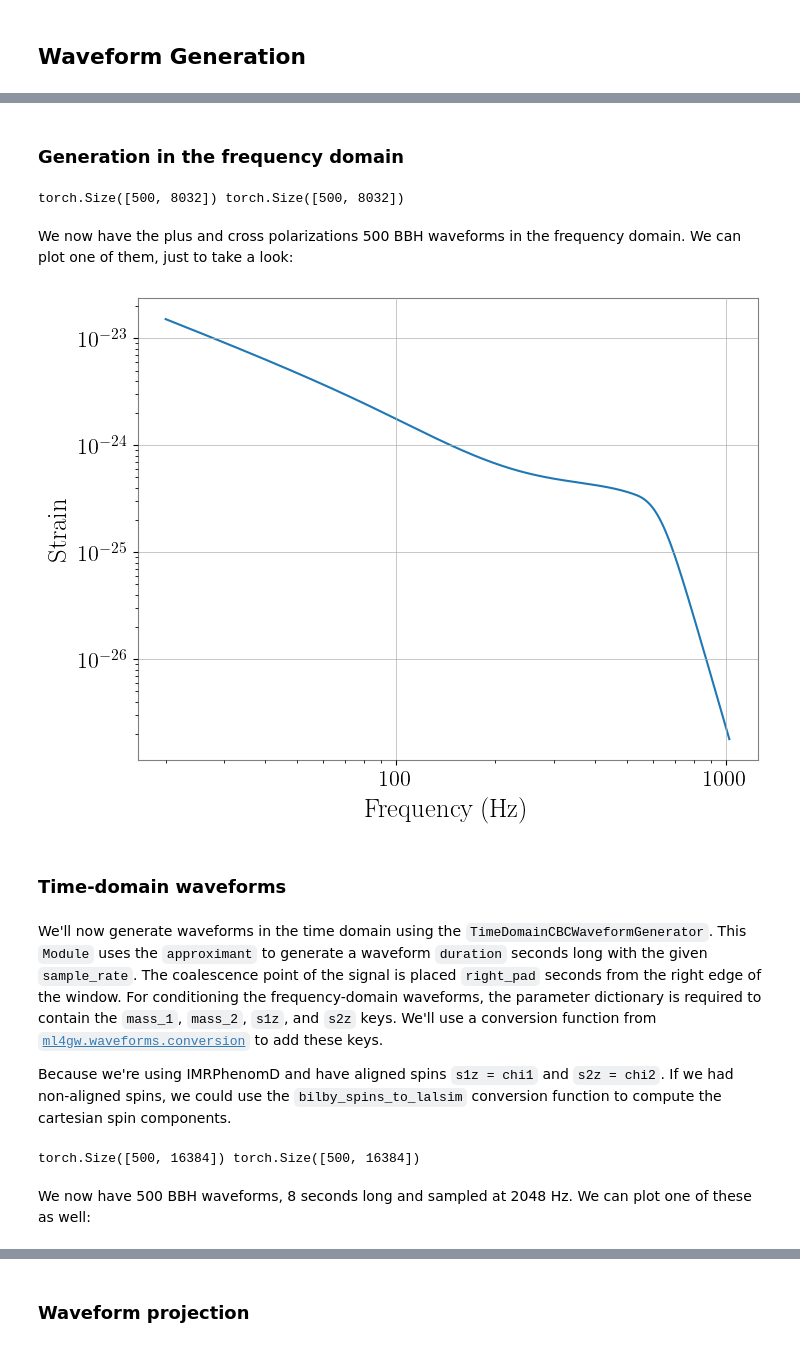
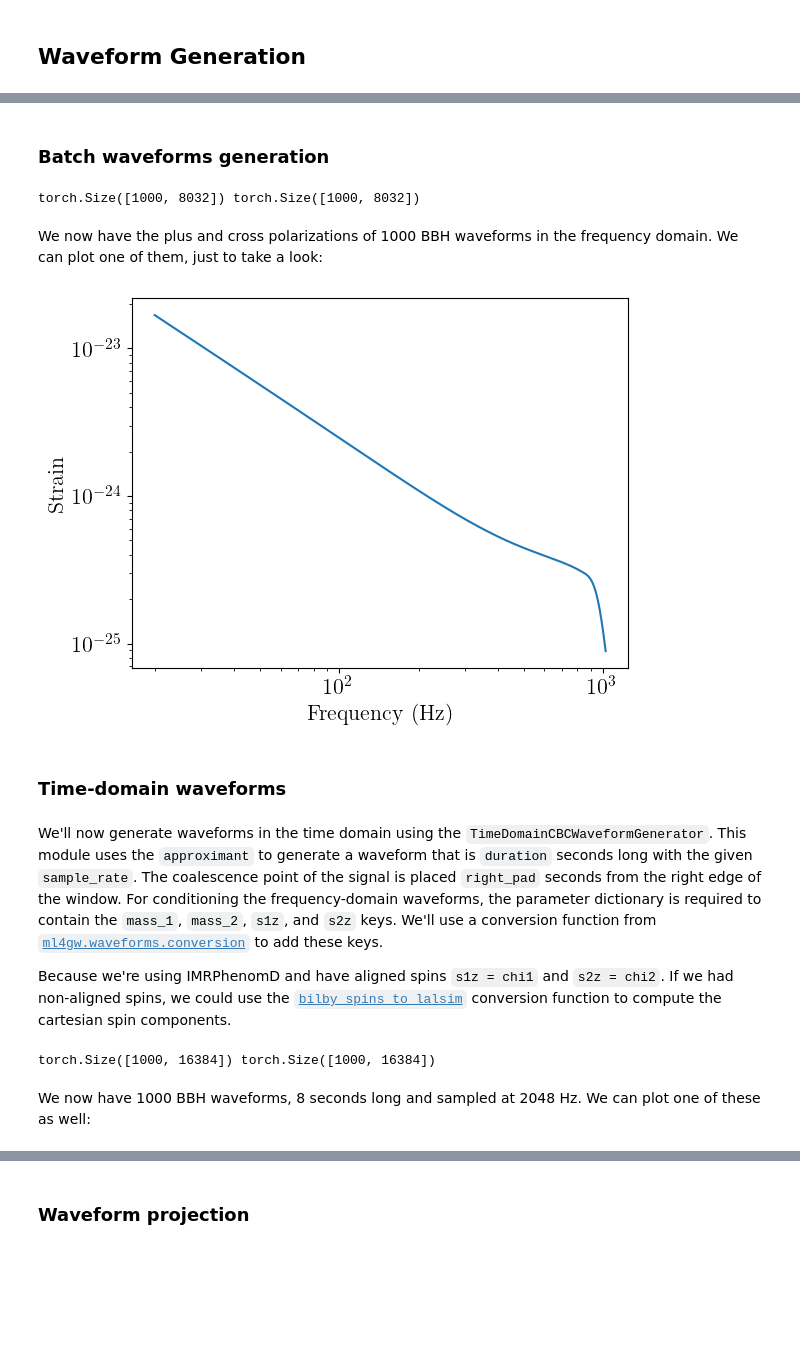
Before and after one commit to ML4GW/ml4gw, a Jupyter notebook: docs/tutorials/ml4gw_tutorial.ipynb, the cells around one changed output, grey strips where cells are left out. Drawn from its saved outputs; the diff is of its cells as text; code cells hidden in the pictures; blank space fills up the shorter version.

```diff
--- a/docs/tutorials/ml4gw_tutorial.ipynb
+++ b/docs/tutorials/ml4gw_tutorial.ipynb
@@ -68,6 +73,6 @@ num_samples = int(waveform_duration * sample_rate)
 num_freqs = num_samples // 2 + 1
 
 # Create an array of frequency values at which to generate our waveform
-# At the moment, only frequency-domain approximants have been implemented
-frequencies = torch.linspace(0, nyquist, num_freqs).to(device)
-freq_mask = (frequencies >= f_min) * (frequencies < f_max).to(device)
+frequencies = torch.linspace(0, nyquist, num_freqs)
+freq_mask = (frequencies >= f_min) * (frequencies < f_max)
+frequencies = frequencies[freq_mask]
@@ -83,7 +119,7 @@ from torch.distributions import Uniform
 
 # On CPU, keep the number of waveforms around 100. On GPU, you can go higher,
 # subject to memory constraints.
-num_waveforms = 500
+num_waveforms = 1000
 
 # Create a dictionary of parameter distributions
 # This is not intended to be an astrophysically
@@ -98,52 +134,54 @@ param_dict = {
     "inclination": Sine(),
 }
 
-# And then sample from each of those distributions
+# And then sample from each of those distributions.
+# Note that the samples are immediately moved to the desired device.
 params = {
     k: v.sample((num_waveforms,)).to(device) for k, v in param_dict.items()
 }
-# %% [markdown]
-### Generation in the frequency domain
+# %% [markdown]
+### Batch waveforms generation
 # %%
 from ml4gw.waveforms import IMRPhenomD
 
 approximant = IMRPhenomD().to(device)
 
-# Calling the approximant with the frequency array, reference frequency, and waveform parameters
-# returns the cross and plus polarizations
-hc_f, hp_f = approximant(f=frequencies[freq_mask], f_ref=f_ref, **params)
+# Generate all of the waveforms in a single batch
+hc_f, hp_f = approximant(f=frequencies.to(device), f_ref=f_ref, **params)
 print(hc_f.shape, hp_f.shape)
 # %% [output]
-torch.Size([500, 8032]) torch.Size([500, 8032])
+torch.Size([1000, 8032]) torch.Size([1000, 8032])
 # %% [markdown]
-We now have the plus and cross polarizations 500 BBH waveforms in the frequency domain. We can plot one of them, just to take a look:
+We now have the plus and cross polarizations of 1000 BBH waveforms in the frequency domain. We can plot one of them, just to take a look:
 # %%
 # Note that I have to move data to CPU to plot
 # In an actual training setup, you wouldn't be moving data between devices so much
-plt.plot(frequencies[freq_mask].cpu(), torch.abs(hp_f[0]).cpu())
+plt.plot(frequencies.cpu(), torch.abs(hp_f[0]).cpu())
 plt.xscale("log")
 plt.yscale("log")
 plt.xlabel("Frequency (Hz)")
 plt.ylabel("Strain")
 plt.show()
 # %% [output]
-[figure, old version]
+[figure, new version]
 # %% [markdown]
 ### Time-domain waveforms
 # %% [markdown]
-We'll now generate waveforms in the time domain using the `TimeDomainCBCWaveformGenerator`. This `Module` uses the `approximant` to generate a waveform `duration` seconds long with the given `sample_rate`. The coalescence point of the signal is placed `right_pad` seconds from the right edge of the window. For conditioning the frequency-domain waveforms, the parameter dictionary is required to contain the `mass_1`, `mass_2`, `s1z`, and `s2z` keys. We'll use a conversion function from [`ml4gw.waveforms.conversion`](https://github.com/ML4GW/ml4gw/blob/main/ml4gw/waveforms/conversion.py) to add these keys.
+We'll now generate waveforms in the time domain using the `TimeDomainCBCWaveformGenerator`. This module uses the `approximant` to generate a waveform that is `duration` seconds long with the given `sample_rate`. The coalescence point of the signal is placed `right_pad` seconds from the right edge of the window. For conditioning the frequency-domain waveforms, the parameter dictionary is required to contain the `mass_1`, `mass_2`, `s1z`, and `s2z` keys. We'll use a conversion function from [`ml4gw.waveforms.conversion`](https://github.com/ML4GW/ml4gw/blob/main/ml4gw/waveforms/conversion.py) to add these keys.
 
-Because we're using IMRPhenomD and have aligned spins `s1z = chi1` and `s2z = chi2`. If we had non-aligned spins, we could use the `bilby_spins_to_lalsim` conversion function to compute the cartesian spin components.
+Because we're using IMRPhenomD and have aligned spins `s1z = chi1` and `s2z = chi2`. If we had non-aligned spins, we could use the [`bilby_spins_to_lalsim`](https://github.com/ML4GW/ml4gw/blob/6a52100fcfa4aa893147eaf9e460775418260121/ml4gw/waveforms/conversion.py#L53) conversion function to compute the cartesian spin components.
 # %%
 from ml4gw.waveforms.generator import TimeDomainCBCWaveformGenerator
 from ml4gw.waveforms.conversion import chirp_mass_and_mass_ratio_to_components
 
+# We'll place the waveform coalescence 0.05 seconds from the right edge
+# to give some room for the ringdown
 waveform_generator = TimeDomainCBCWaveformGenerator(
     approximant=approximant,
     sample_rate=sample_rate,
     f_min=f_min,
     duration=waveform_duration,
-    right_pad=0.5,
+    right_pad=0.05,
     f_ref=f_ref,
 ).to(device)
 
@@ -156,9 +194,9 @@ params["s1z"], params["s2z"] = params["chi1"], params["chi2"]
 hc, hp = waveform_generator(**params)
 print(hc.shape, hp.shape)
 # %% [output]
-torch.Size([500, 16384]) torch.Size([500, 16384])
+torch.Size([1000, 16384]) torch.Size([1000, 16384])
 # %% [markdown]
-We now have 500 BBH waveforms, 8 seconds long and sampled at 2048 Hz. We can plot one of these as well:
+We now have 1000 BBH waveforms, 8 seconds long and sampled at 2048 Hz. We can plot one of these as well:
 # %%
 times = torch.arange(0, waveform_duration, 1 / sample_rate)
 plt.plot(times, hp[0].cpu())
```
Also changed, not shown: parts of 45 cells of this notebook, 1 other file.
